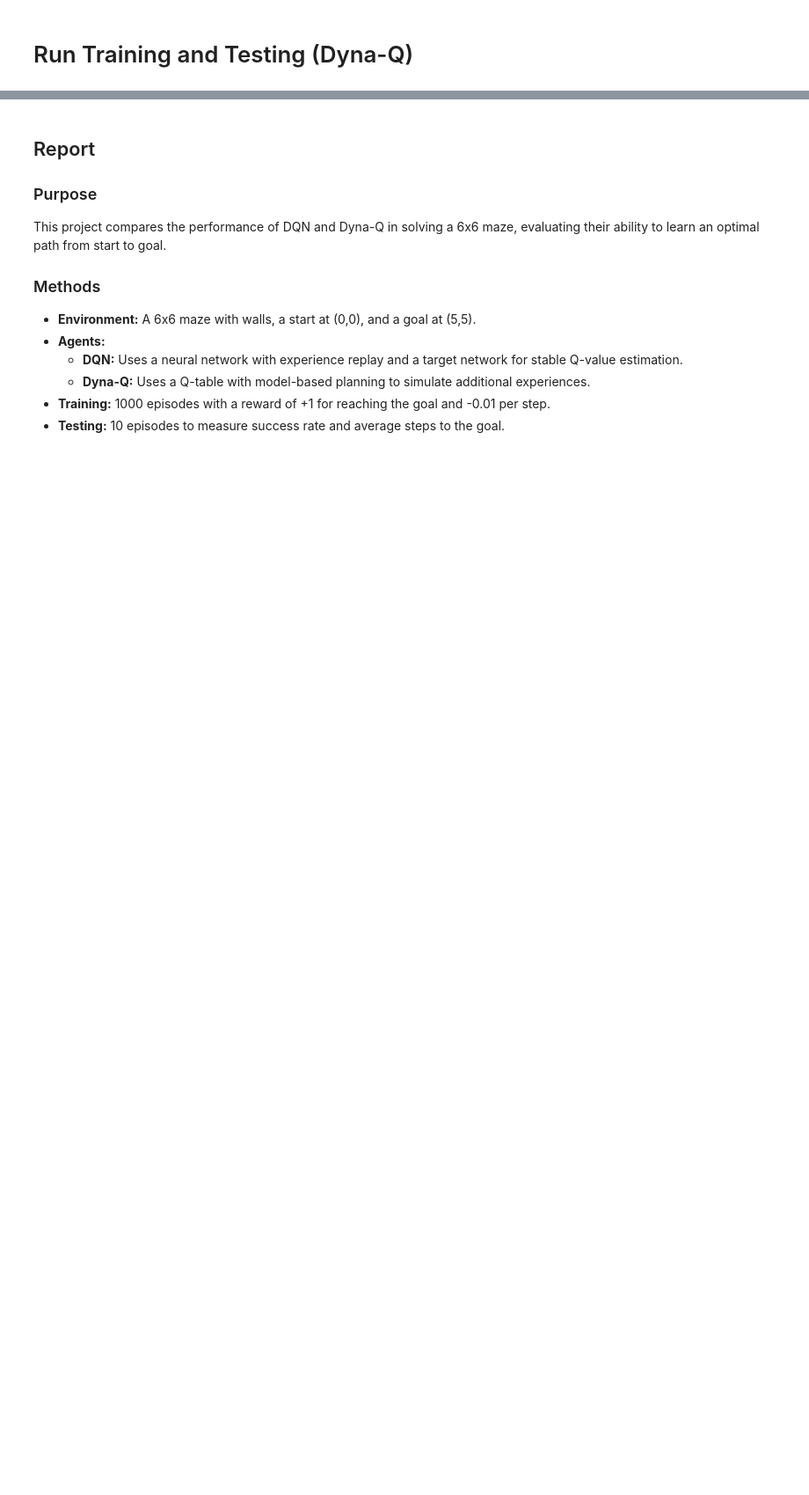
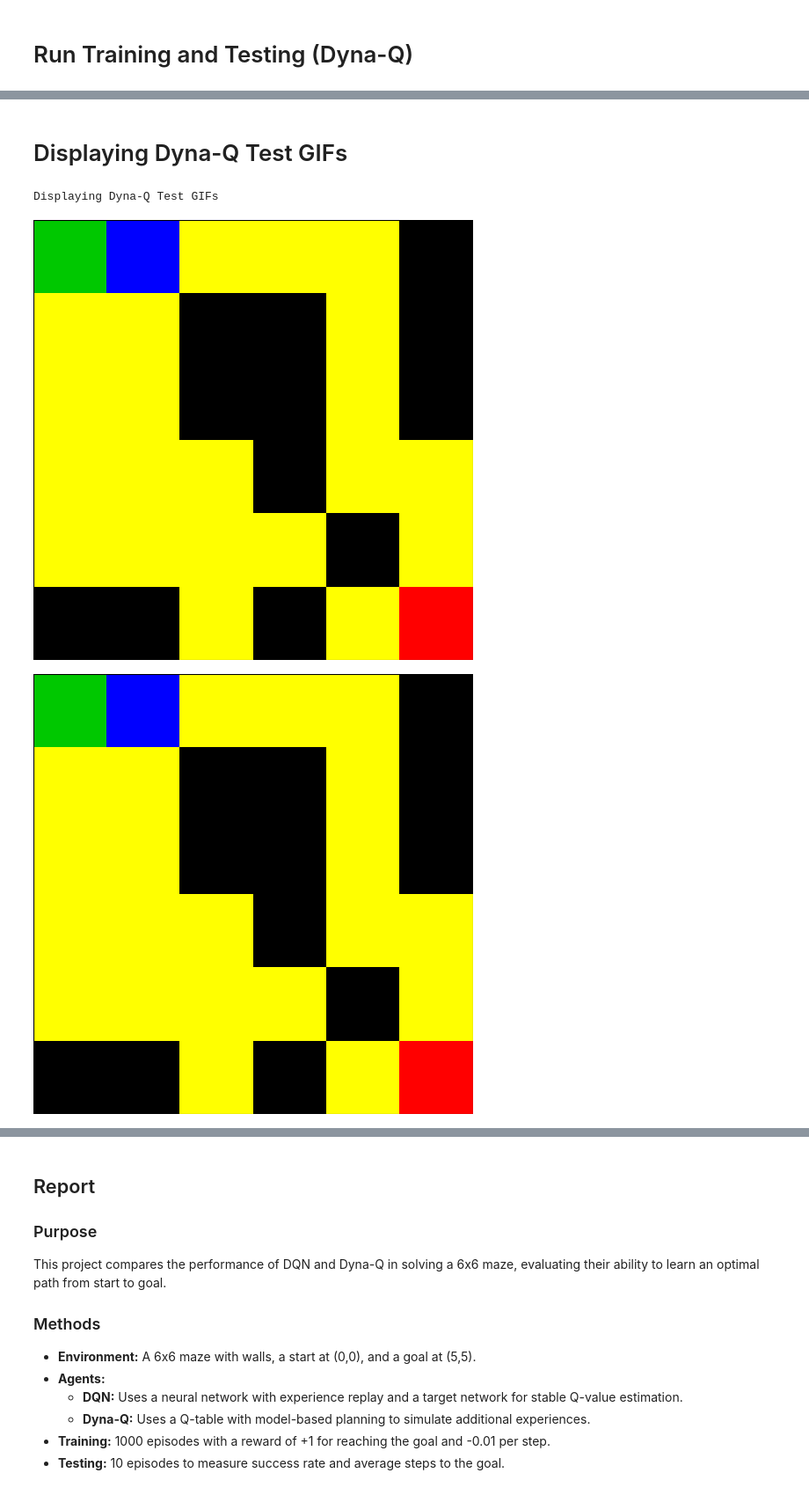
Before and after one commit to ushio2580/Maze_Laberinto_6x6, a Jupyter notebook: Maze_No_Rand.ipynb, the cells around one changed output, grey strips where cells are left out. Shown: that part at 88% size. Cells and saved outputs as stored; diff of their text form; code cells hidden in the pictures; blank space fills up the shorter version.

```diff
--- a/Maze_No_Rand.ipynb
+++ b/Maze_No_Rand.ipynb
@@ -357,8 +472,11 @@ test('dynaq', 'maze_agent_dynaq', 'dynaq_test_gifs', 'cpu')
+# %% [markdown]
+# Displaying Dyna-Q Test GIFs
 # %%
 from IPython.display import display, Image
-print("Displaying DQN Test GIFs")
-for i in range(1, 3):
-    display(Image(filename=f'dqn_test_gifs/test_ep_{i}.gif'))
 print("Displaying Dyna-Q Test GIFs")
-for i in range(1, 3):
+for i in range(1, 11):
     display(Image(filename=f'dynaq_test_gifs/test_ep_{i}.gif'))
+# %% [output]
+Displaying Dyna-Q Test GIFs
+[figure, added]
+[figure, added]
```
Also changed, not shown: parts of 14 cells of this notebook.
